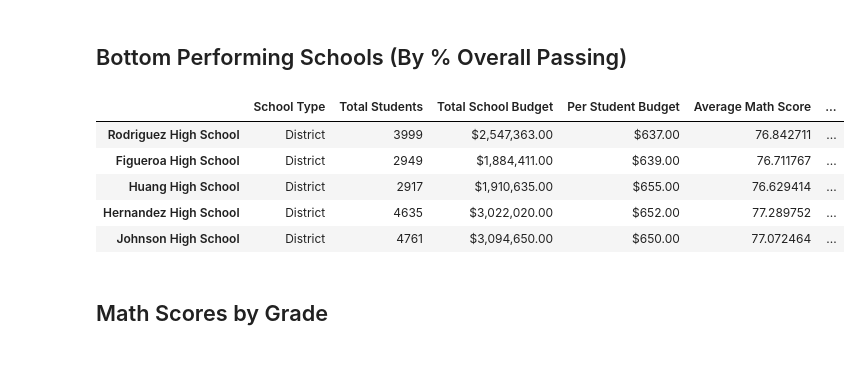
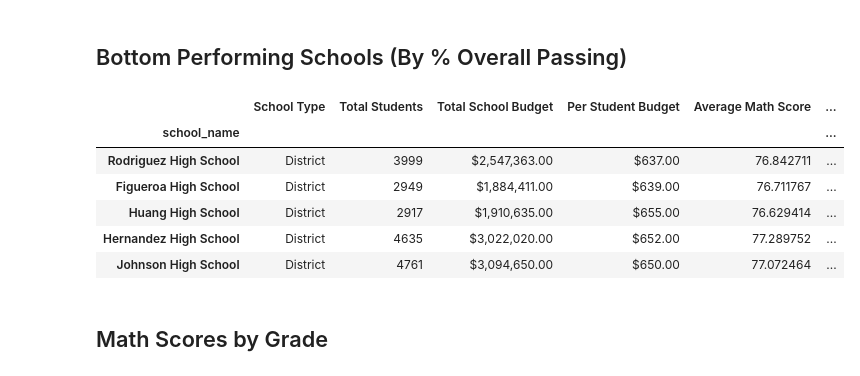
Before and after one commit to Leo-SLC/pandas-challenge, a Jupyter notebook: PyCitySchools_starter.ipynb, the cells around one changed output. Saved outputs shown, nothing was run; the diff lists cells and outputs as text; code cells hidden in the pictures.

```diff
--- a/PyCitySchools_starter.ipynb
+++ b/PyCitySchools_starter.ipynb
@@ -312,10 +319,10 @@ top_schools.head(5)
 ## Bottom Performing Schools (By % Overall Passing)
 # %%
 # Sort the schools by `% Overall Passing` in ascending order and display the top 5 rows.
-bottom_schools =
-bottom_schools.head(5)
+per_school_summary.sort_values(by='% Overall Passing', ascending=True).head()
 # %% [output]
 |  | School Type | Total Students | Total School Budget | Per Student Budget | Average Math Score | ... |
+| school_name |  |  |  |  |  | ... |
 | Rodriguez High School | District | 3999 | $2,547,363.00 | $637.00 | 76.842711 | ... |
 | Figueroa High School | District | 2949 | $1,884,411.00 | $639.00 | 76.711767 | ... |
 | Huang High School | District | 2917 | $1,910,635.00 | $655.00 | 76.629414 | ... |
```
Also changed, not shown: parts of 6 cells of this notebook.
